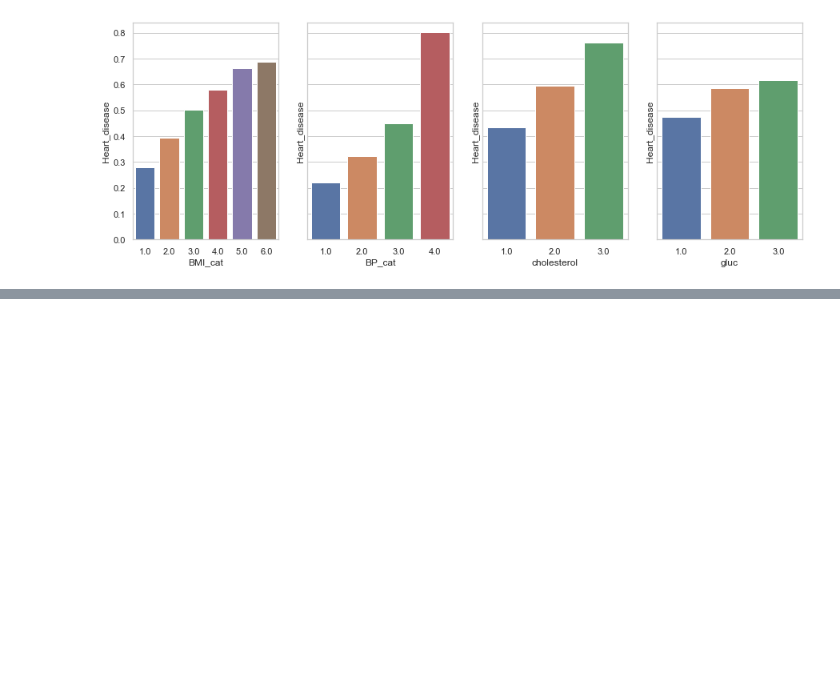
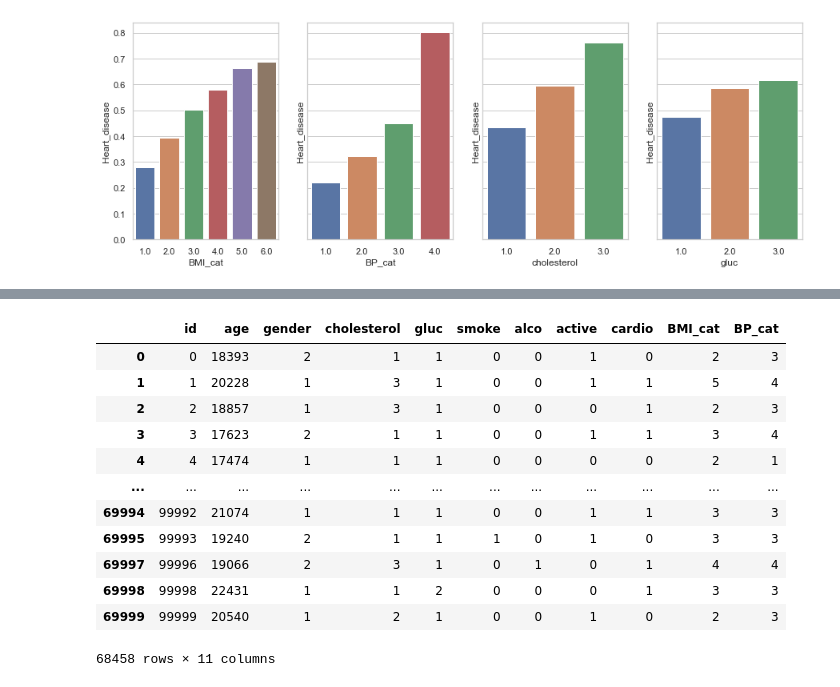
Before and after one commit to Lelelass/Machine-learning-Lassarade, a Jupyter notebook: labb_1/2-0-0.ipynb, the cells around one changed output, grey strips where cells are left out. Cells and saved outputs as stored; diff of their text form; code cells hidden in the pictures; blank space fills up the shorter version.

```diff
--- a/labb_1/2-0-0.ipynb
+++ b/labb_1/2-0-0.ipynb
@@ -250,0 +255,5 @@ for i, value in enumerate(category_to_observe.values()):
+# %%
+df_cardio_categorical_features = df_cardio.drop(['ap_hi', 'ap_lo', 'age_years', 'height', 'weight', 'BMI'], axis =1)
+df_cardio_features = df_cardio.drop(['BMI_cat', 'BP_cat','height', 'weight', 'age_years'], axis =1)
+
+df_cardio_features.head()
@@ -250,0 +267,16 @@ for i, value in enumerate(category_to_observe.values()):
+# %%
+df_cardio_categorical_features
+# %% [output]
+|  | id | age | gender | cholesterol | gluc | smoke | alco | active | cardio | BMI_cat | BP_cat |
+| 0 | 0 | 18393 | 2 | 1 | 1 | 0 | 0 | 1 | 0 | 2 | 3 |
+| 1 | 1 | 20228 | 1 | 3 | 1 | 0 | 0 | 1 | 1 | 5 | 4 |
+| 2 | 2 | 18857 | 1 | 3 | 1 | 0 | 0 | 0 | 1 | 2 | 3 |
+| 3 | 3 | 17623 | 2 | 1 | 1 | 0 | 0 | 1 | 1 | 3 | 4 |
+| 4 | 4 | 17474 | 1 | 1 | 1 | 0 | 0 | 0 | 0 | 2 | 1 |
+| ... | ... | ... | ... | ... | ... | ... | ... | ... | ... | ... | ... |
+| 69994 | 99992 | 21074 | 1 | 1 | 1 | 0 | 0 | 1 | 1 | 3 | 3 |
+| 69995 | 99993 | 19240 | 2 | 1 | 1 | 1 | 0 | 1 | 0 | 3 | 3 |
+| 69997 | 99996 | 19066 | 2 | 3 | 1 | 0 | 1 | 0 | 1 | 4 | 4 |
+| 69998 | 99998 | 22431 | 1 | 1 | 2 | 0 | 0 | 0 | 1 | 3 | 3 |
+| 69999 | 99999 | 20540 | 1 | 2 | 1 | 0 | 0 | 1 | 0 | 2 | 3 |
+68458 rows × 11 columns
```
Also changed, not shown: parts of 2 cells of this notebook.
